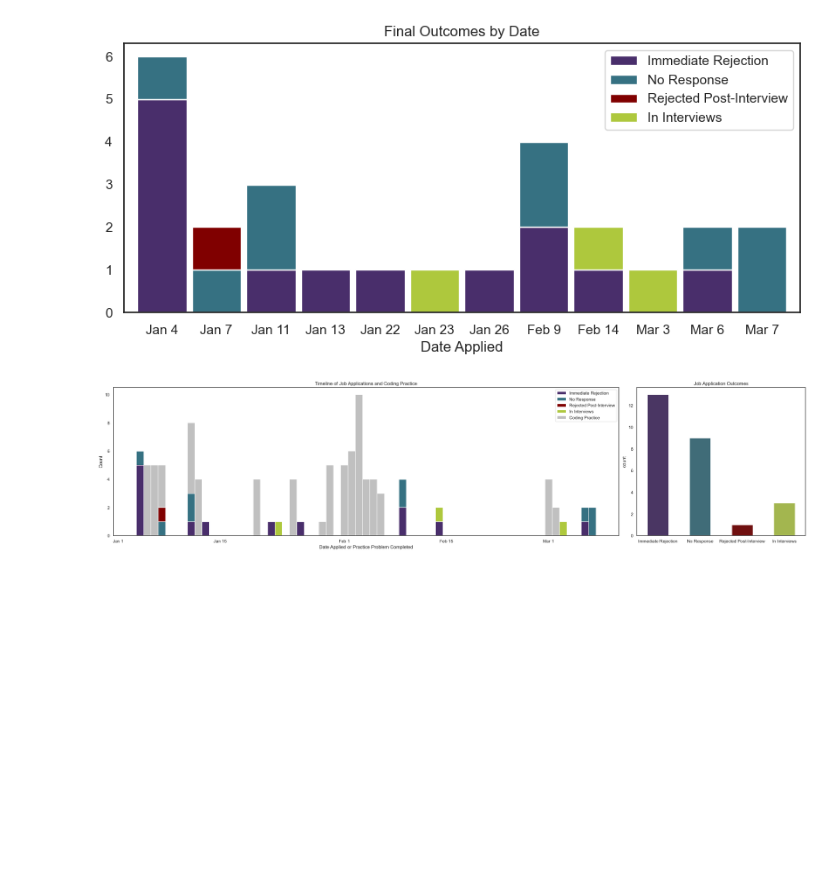
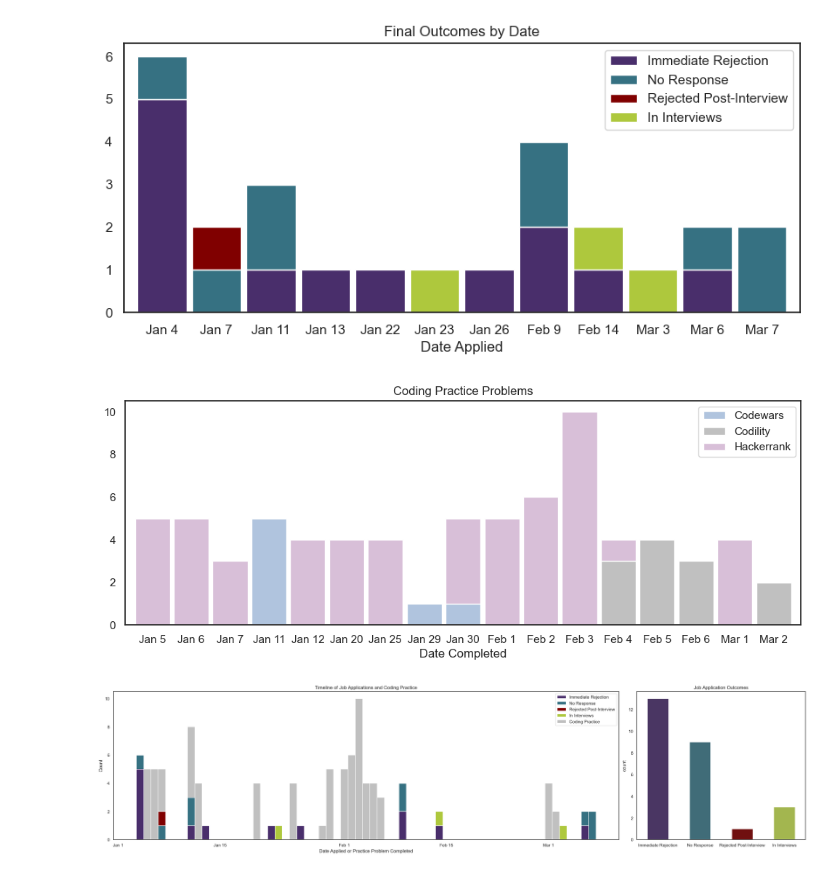
Before and after one commit to emilycardwell/my-jobs, a Jupyter notebook: jupyter_notebooks/job_visualizations.ipynb, the cells around one changed output. Drawn from its saved outputs; the diff is of its cells as text; code cells hidden in the pictures; blank space fills up the shorter version.

```diff
--- a/jupyter_notebooks/job_visualizations.ipynb
+++ b/jupyter_notebooks/job_visualizations.ipynb
@@ -36,6 +36,10 @@ show_initial_responses()
 show_outcomes()
 # %% [output]
 [figure]
+# %%
+show_practice()
+# %% [output]
+[figure, added]
 # %%
 show_timeline()
 # %% [output]
```
Also changed, not shown: parts of 1 cell of this notebook, 6 other files.
